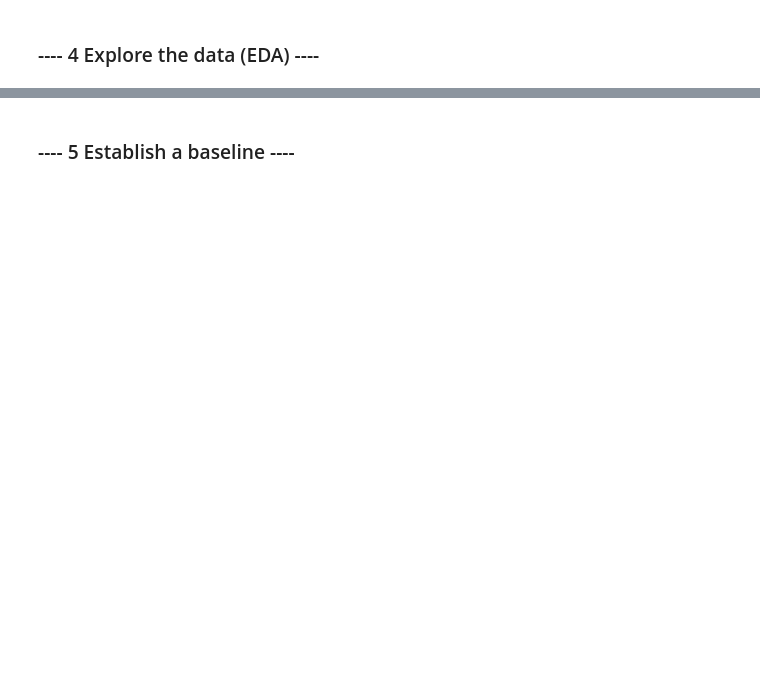
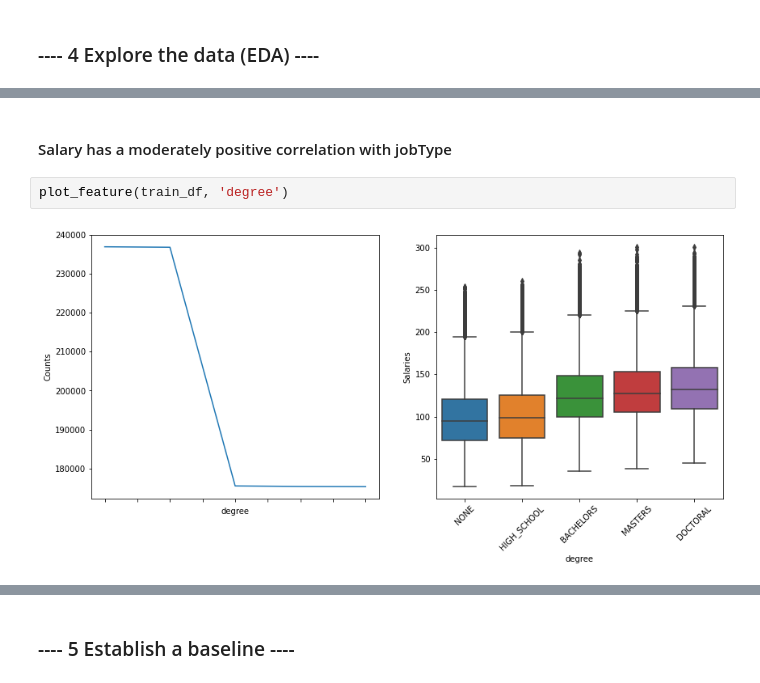
Before and after one commit to anthonywong611/salary_prediction_DS, a Jupyter notebook: Salary_Prediction_Notebook.ipynb, the cells around one changed output, grey strips where cells are left out. Cells and saved outputs as stored; diff of their text form; blank space fills up the shorter version.

```diff
--- a/Salary_Prediction_Notebook.ipynb
+++ b/Salary_Prediction_Notebook.ipynb
@@ -202,0 +323,6 @@ bar_plot(industryType, industry)
+# %% [markdown]
+#### Salary has a moderately positive correlation with jobType
+# %%
+plot_feature(train_df, 'degree')
+# %% [output]
+[figure, added]
```
Also changed, not shown: parts of 60 cells of this notebook.
